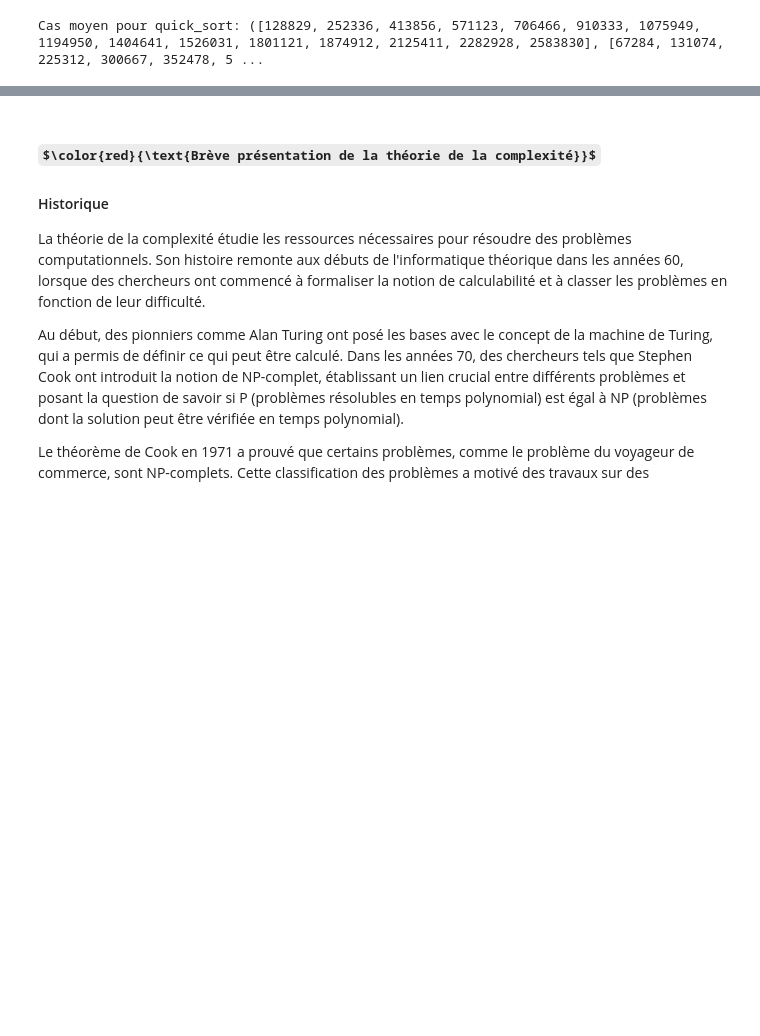
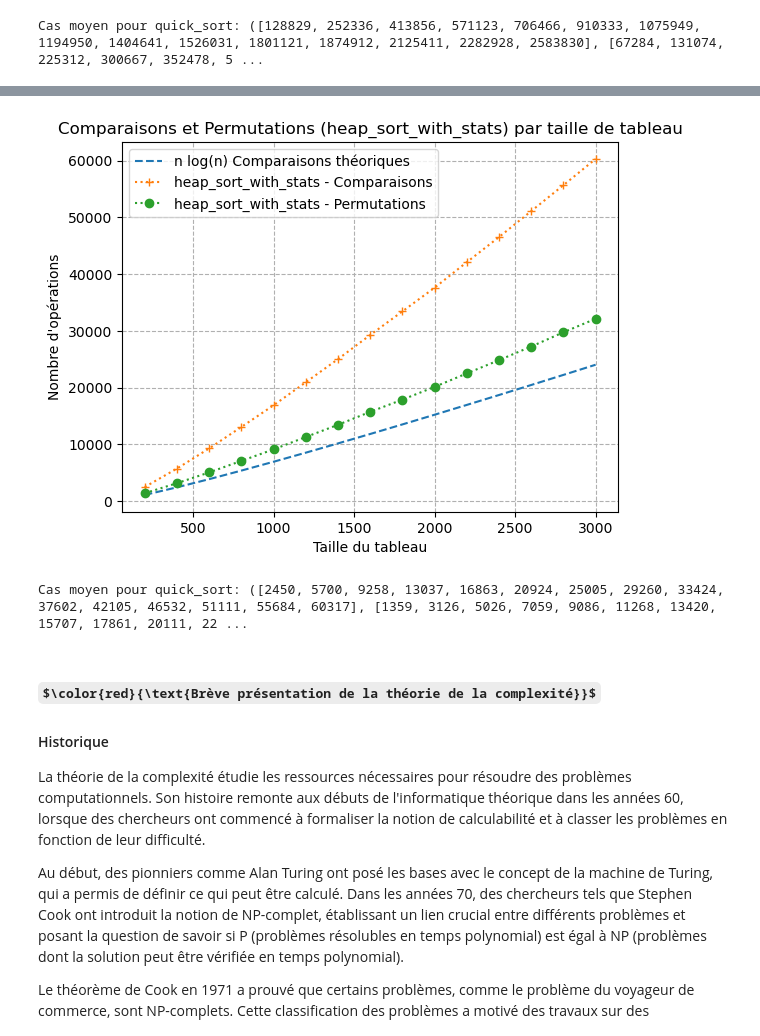
Before and after one commit to Nikoala4/IT4A, a Jupyter notebook: IT4A_Complexity_Project.ipynb, the cells around one changed output, grey strips where cells are left out. Saved outputs shown, nothing was run; the diff lists cells and outputs as text; code cells hidden in the pictures; some formulas as TeX source; blank space fills up the shorter version.

```diff
--- a/IT4A_Complexity_Project.ipynb
+++ b/IT4A_Complexity_Project.ipynb
@@ -281,27 +281,6 @@ def insertion_sort_with_stats(A):
             cpt_comp += 1
     return A, cpt_comp, cpt_swap
 # %%
-def heapify(A, n, i):
-    largest = i
-    l = 2 * i + 1
-    r = 2 * i + 2
-    if l < n and A[l] > A[largest]:
-        largest = l
-    if r < n and A[r] > A[largest]:
-        largest = r
-    if largest != i:
-        A[i], A[largest] = A[largest], A[i]
-        heapify(A, n, largest)
-
-def heap_sort(A):
-    n = len(A)
-    for i in range(n//2 - 1, -1, -1):
-        heapify(A, n, i)
-    for i in range(n-1, 0, -1):
-        A[i], A[0] = A[0], A[i]
-        heapify(A, i, 0)
-    return A
-
 def heapify_stats(A, n, i, cpt_comp, cpt_swap):
     largest = i
     left = 2 * i + 1
@@ -320,7 +299,8 @@ def heapify_stats(A, n, i, cpt_comp, cpt_swap):
     if largest != i:
         A[i], A[largest] = A[largest], A[i]
         cpt_swap += 1  # permutation
-        cpt_comp, cpt_swap = heapify(A, n, largest, cpt_comp, cpt_swap)
+        # Appel récursif pour s'assurer que la sous-arborescence respecte la propriété du tas
+        cpt_comp, cpt_swap = heapify_stats(A, n, largest, cpt_comp, cpt_swap)
 
     return cpt_comp, cpt_swap
 
@@ -329,11 +309,13 @@ def heap_sort_with_stats(A):
     cpt_comp = 0  # compteur de comparaisons
     cpt_swap = 0  # compteur de permutations
 
+    # Construction du tas (heapify le tableau)
     for i in range(n // 2 - 1, -1, -1):
         cpt_comp, cpt_swap = heapify_stats(A, n, i, cpt_comp, cpt_swap)
 
+    # Extraction des éléments du tas
     for i in range(n - 1, 0, -1):
-        A[0], A[i] = A[i], A[0]
+        A[0], A[i] = A[i], A[0]  # Déplacement du plus grand élément à la fin
         cpt_swap += 1  # permutation
         cpt_comp, cpt_swap = heapify_stats(A, i, 0, cpt_comp, cpt_swap)
 
@@ -823,3 +848,10 @@ Cas moyen pour quick_sort: ([128829, 252336, 413856, 571123, 706466, 910333, 107
+# %%
+cas_moyen_heap_sort = calculer_cas_moyen_avec_stats(heap_sort_with_stats, type_donnees='random')
+
+print(f"Cas moyen pour quick_sort: {cas_moyen_heap_sort}")
+# %% [output]
+[figure, added]
+Cas moyen pour quick_sort: ([2450, 5700, 9258, 13037, 16863, 20924, 25005, 29260, 33424, 37602, 42105, 46532, 51111, 55684, 60317], [1359, 3126, 5026, 7059, 9086, 11268, 13420, 15707, 17861, 20111, 22 ...
 # %% [markdown]
 ## $\color{red}{\text{Brève présentation de la théorie de la complexité}}$
 
```
Also changed, not shown: parts of 1 cell of this notebook.
